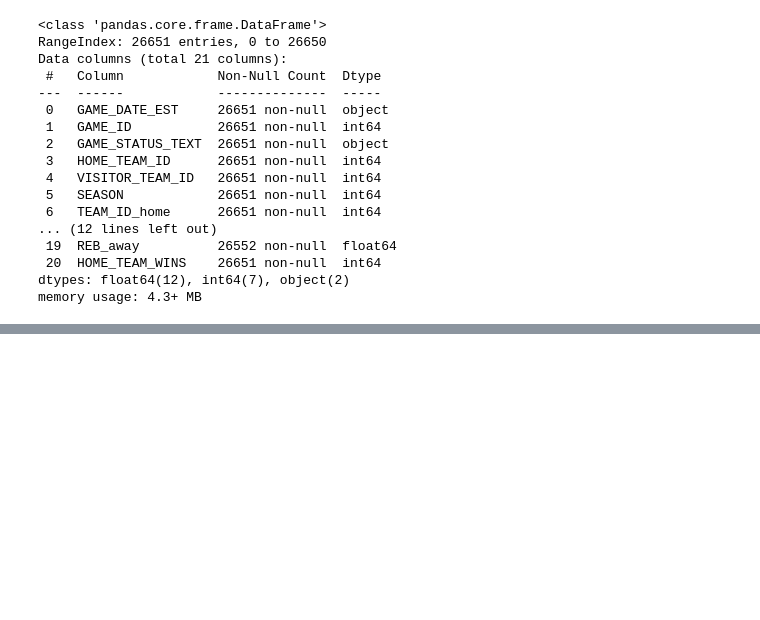
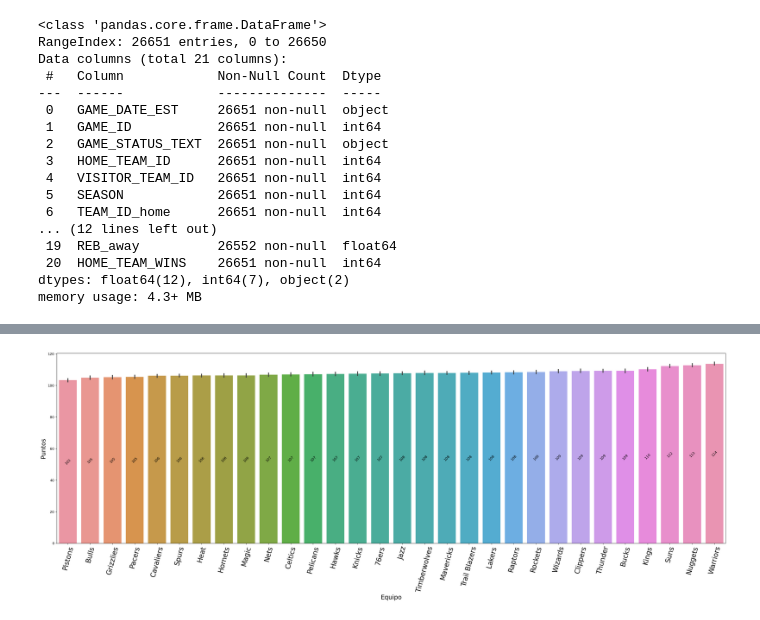
Before and after one commit to OctavioAlvarez1/Analisis-de-datos---NBA, a Jupyter notebook: proyecto-nba.ipynb, the cells around one changed output, grey strips where cells are left out. Cells and saved outputs as stored; diff of their text form; code cells hidden in the pictures; blank space fills up the shorter version.

```diff
--- a/proyecto-nba.ipynb
+++ b/proyecto-nba.ipynb
@@ -109,0 +165,4 @@ games.head()
+# %%
+# Fusionamos las columnas para un mejor análisis sobre los equipos que jugaron de visitante
+both_games = pd.merge(home_games, teams_rename, left_on='TEAM_ID_away', right_on='TEAM_ID_away', how='inner')
+both_games.head()
@@ -109,0 +252,14 @@ games.head()
+# %%
+#Analizamos la cantidad de puntos por equipo cuando juegan de local
+plt.figure(figsize=(35,10))
+home_wins = games[games['home_team_wins'] == 1]
+result = home_wins.groupby('nickname_home')['pts_home'].aggregate(np.mean).reset_index().sort_values('pts_home')
+
+ax = sns.barplot(data=home_wins, x='nickname_home', y='pts_home', order=result['nickname_home'] )
+ax.bar_label(ax.containers[-1], fmt='%.0f', label_type='center', rotation=45 )
+plt.xticks(rotation=75, fontsize=20)
+plt.xlabel('Equipo', fontsize=18)
+plt.ylabel('Puntos', fontsize=18)
+plt.show()
+# %% [output]
+[figure, added]
```
Also changed, not shown: parts of 32 cells of this notebook.
